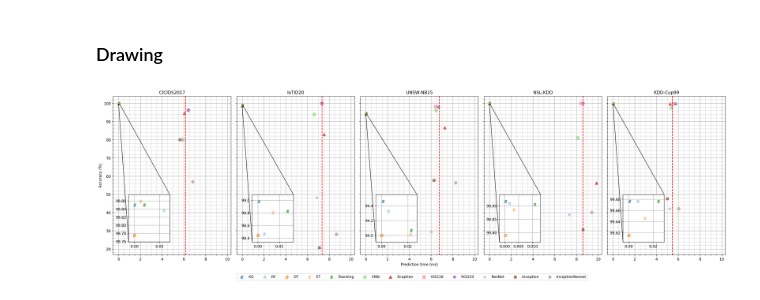
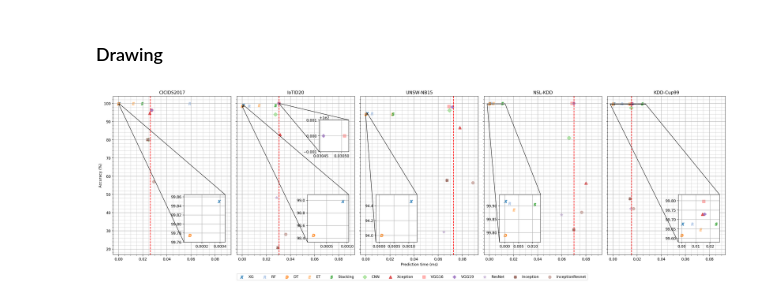
Before and after one commit to LaBaicai02/IDS_project, a Jupyter notebook: Plot/Acc-Time_Scatter_Plot.ipynb, the cells around one changed output. Saved outputs shown, nothing was run; the diff lists cells and outputs as text; code cells hidden in the pictures.

Commit message:
Refine acc-time plotting code

```diff
--- a/Plot/Acc-Time_Scatter_Plot.ipynb
+++ b/Plot/Acc-Time_Scatter_Plot.ipynb
@@ -1,8 +1,10 @@
 # %%
 # Choose which figure to plot (image / record)
-cnn_based_mode = 'image'
+cnn_based_mode = 'record'
+
 # Need zoom windows? (True / False)
 enable_zoom_windows = True
+
 # Need ruler guides? (True / False)
 # Default: Average prediction time of CNN models
 enable_ruler_guides = True
@@ -74,7 +76,8 @@ def create_scatter_plot(ax, df_dataset, s=50, alpha=0.7, lw=2, model_color_dict=
         x = df_model[time_col].values * 1000    # s --> ms
         y = df_model['Accuracy'].values
         points[model] = (x, y)
-        ax.scatter(x, y, s=s, label=model, color=model_color_dict[model], marker=model_marker_dict[model], alpha=alpha, lw=lw)
+        marker = model_marker_dict[model] if model in model_marker_dict.keys() else model_marker_dict['default']
+        ax.scatter(x, y, s=s, label=model, color=model_color_dict[model], marker=marker, alpha=alpha, lw=lw)
     return points
 # %%
 mth_ids_methods = ['XG', 'RF', 'DT', 'ET', 'Stacking']
@@ -126,10 +129,9 @@ def get_average_value(points:list[str], df_dataset:pd.DataFrame, axis:str='both'
 # %%
 def plot_ruler_guides(ax: plt.Axes, dataset:str, target, axis:str='x', color:str='r', linestyle:str='--', **kwargs):
     # Get the values
-    if type(target) == type([]):
+    if isinstance(target, list):
         x, y = get_average_value(target, dfs[dataset], axis='both')
         x *= 1000
-        y *= 1000
     else:
         x=target
         y=target
@@ -161,7 +163,7 @@ record_zoom_config = [
             'IoTID20',
             {
                 'include': ['VGG16', 'VGG19'],
-                'x0':0.65,
+                'x0':0.7,
                 'y0':0.65,
                 'width': 0.25,
                 'height': 0.2,
@@ -184,7 +186,8 @@ record_zoom_config = [
             'KDD-Cup99',
             {
                 'include': ['DT', 'XG', 'ET', 'RF', 'Stacking', 'Xception', 'VGG16', 'VGG19'],
-                'x0':0.6,
+                'x0': 0.6,
+                'x_ratio': 0.1,
             }
         ),
     ]
@@ -217,34 +220,32 @@ for i in range(len(datasets_order)):
     # Additional config
     ax.minorticks_on()
     ax.grid(which='major', axis='both', lw=1)
     ax.grid(which='minor', axis='both', lw=0.4)
     # Add axis labels
     if i%col_num==0 and i//row_num+1 == ceil(row_num/2): ax.set_ylabel('Accuracy (%)')
     if i+col_num>=len(datasets_order) and i%col_num+1 == ceil(col_num/2): ax.set_xlabel('Prediction time (ms)')
-    # Zoom
-    # if cnn_based_mode != 'record' and enable_zoom_windows: create_zoom_plot(ax, datasets_order[i])
 
 # Plot zoom windows
 if enable_zoom_windows:
     zoom_config = record_zoom_config if cnn_based_mode == 'record' else image_zoom_config
     for ds_name, config_dict in zoom_config:
         if ds_name not in datasets or ds_name not in datasets_order: continue
         ax = get_ax(datasets_order.index(ds_name))
         create_zoom_plot(ax, ds_name, **config_dict)
 
 # Plot ruler guides
 if enable_ruler_guides:
     guides_config = record_guides_config if cnn_based_mode == 'record' else image_guides_config
     for ds_name, axis, target, config_dict in guides_config:
         if ds_name not in datasets or ds_name not in datasets_order: continue
         # Get the ax to draw
         ax = get_ax(datasets_order.index(ds_name))
-        plot_ruler_guides(ax, ds_name, target, axis, **config_dict)
+        plot_ruler_guides(ax, ds_name, target, axis=axis, **config_dict)
 
 # Legend
 figure.legend(model_order, loc='lower center', ncol=len(model_order))
 # figure.tight_layout()
 figure.savefig('acc-time.pdf', bbox_inches='tight', pad_inches=0.1)
 # figure.show()
 # %% [output]
-[figure, old version]
+[figure, new version]
```
